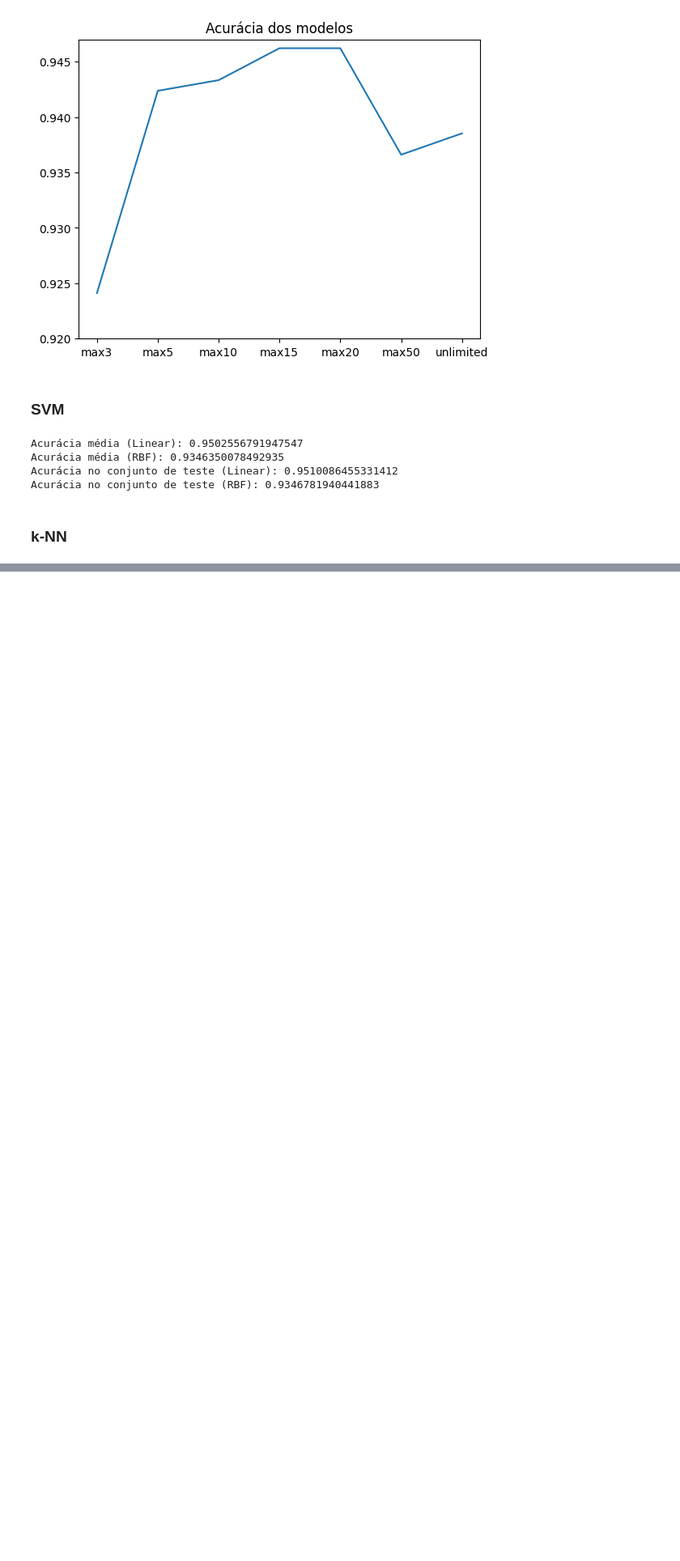
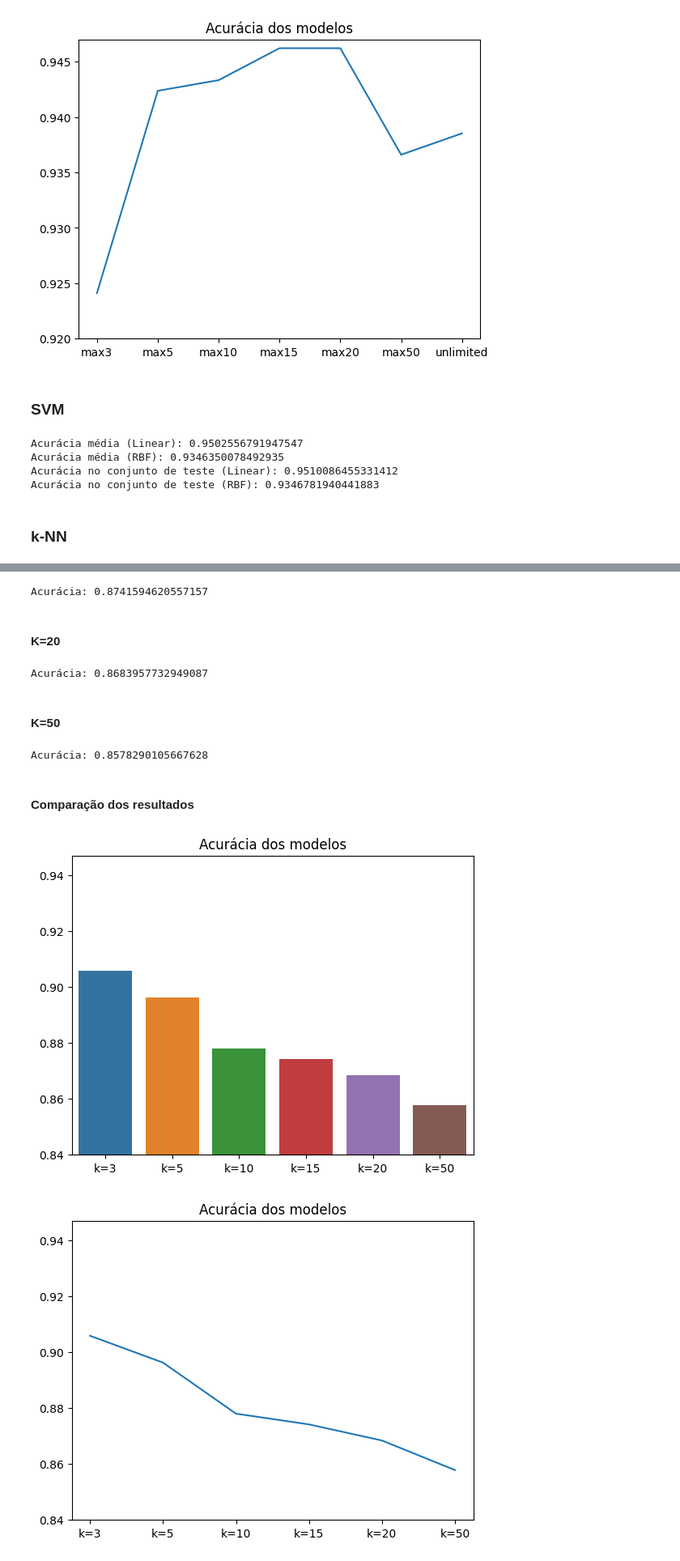
Before and after one commit to Academify/INF420-TP4, a Jupyter notebook: main.ipynb, the cells around one changed output, grey strips where cells are left out. Shown: that part at 81% size. Cells and saved outputs as stored; diff of their text form; code cells hidden in the pictures; blank space fills up the shorter version.

```diff
--- a/main.ipynb
+++ b/main.ipynb
@@ -194,0 +223,7 @@ Acurácia no conjunto de teste (RBF): 0.9346781940441883
+# %%
+k = 10
+classifier = KNeighborsClassifier(n_neighbors=k)
+classifier.fit(X_train, y_train)
+y_pred = classifier.predict(X_test)
+accuracyKNN10 = accuracy_score(y_test, y_pred)
+print('Acurácia:', accuracyKNN10)
@@ -194,0 +234,48 @@ Acurácia no conjunto de teste (RBF): 0.9346781940441883
+# %%
+k = 15
+classifier = KNeighborsClassifier(n_neighbors=k)
+classifier.fit(X_train, y_train)
+y_pred = classifier.predict(X_test)
+accuracyKNN15 = accuracy_score(y_test, y_pred)
+print('Acurácia:', accuracyKNN15)
+# %% [output]
+Acurácia: 0.8741594620557157
+# %% [markdown]
+#### K=20
+# %%
+k = 20
+classifier = KNeighborsClassifier(n_neighbors=k)
+classifier.fit(X_train, y_train)
+y_pred = classifier.predict(X_test)
+accuracyKNN20 = accuracy_score(y_test, y_pred)
+print('Acurácia:', accuracyKNN20)
+# %% [output]
+Acurácia: 0.8683957732949087
+# %% [markdown]
+#### K=50
+# %%
+k = 50
+classifier = KNeighborsClassifier(n_neighbors=k)
+classifier.fit(X_train, y_train)
+y_pred = classifier.predict(X_test)
+accuracyKNN50 = accuracy_score(y_test, y_pred)
+print('Acurácia:', accuracyKNN50)
+# %% [output]
+Acurácia: 0.8578290105667628
+# %% [markdown]
+#### Comparação dos resultados
+# %%
+xaxis = ['k=3','k=5', 'k=10', 'k=15', 'k=20', 'k=50']
+yaxis = [accuracyKNN3, accuracyKNN5, accuracyKNN10, accuracyKNN15, accuracyKNN20, accuracyKNN50]
+sns.barplot(x=xaxis, y=yaxis)
+plt.title('Acurácia dos modelos')
+plt.ylim(0.84, 0.947)
+plt.show()
+
+sns.lineplot(x=xaxis, y=yaxis)
+plt.title('Acurácia dos modelos')
+plt.ylim(0.84, 0.947)
+plt.show()
+# %% [output]
+[figure, added]
+[figure, added]
```
Also changed, not shown: parts of 25 cells of this notebook.
